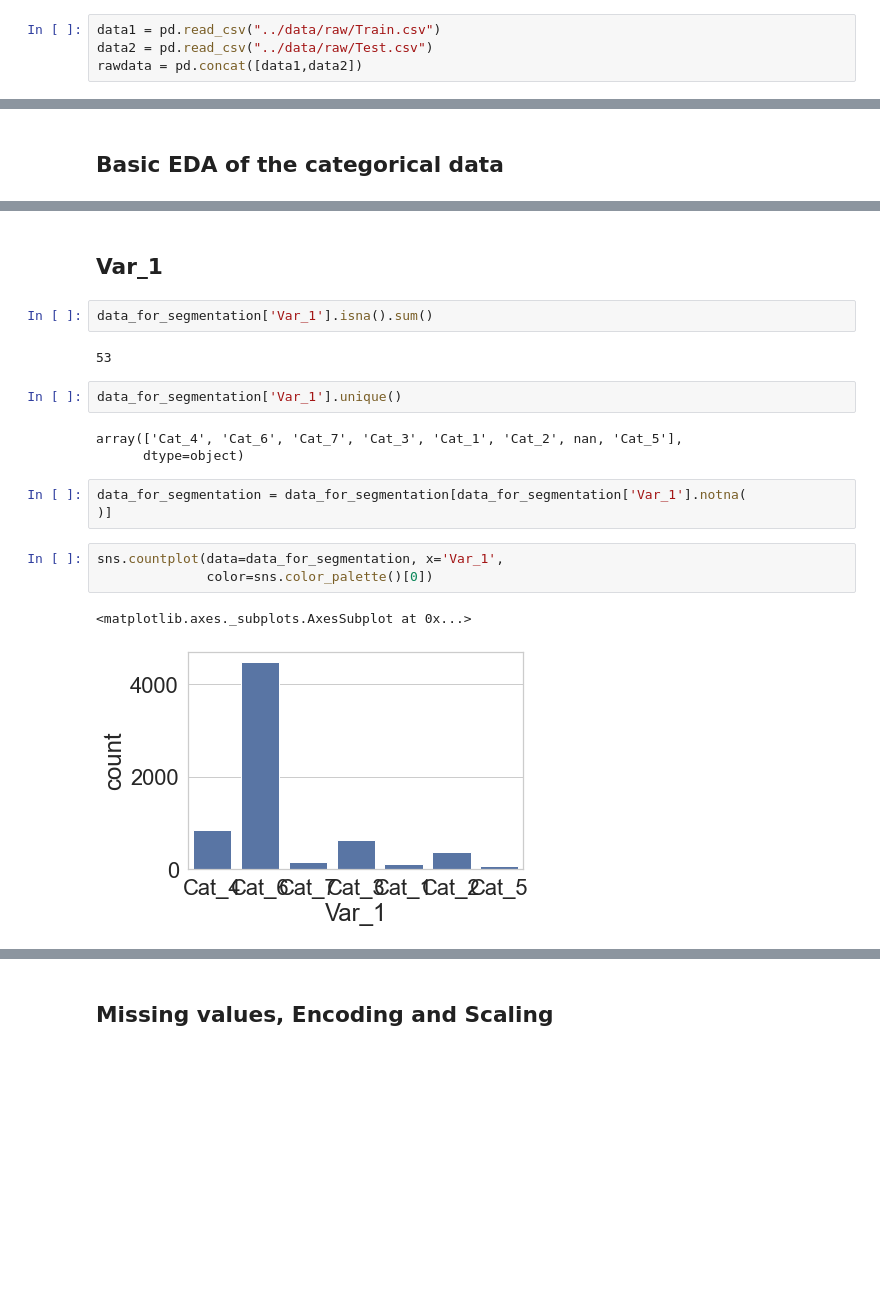
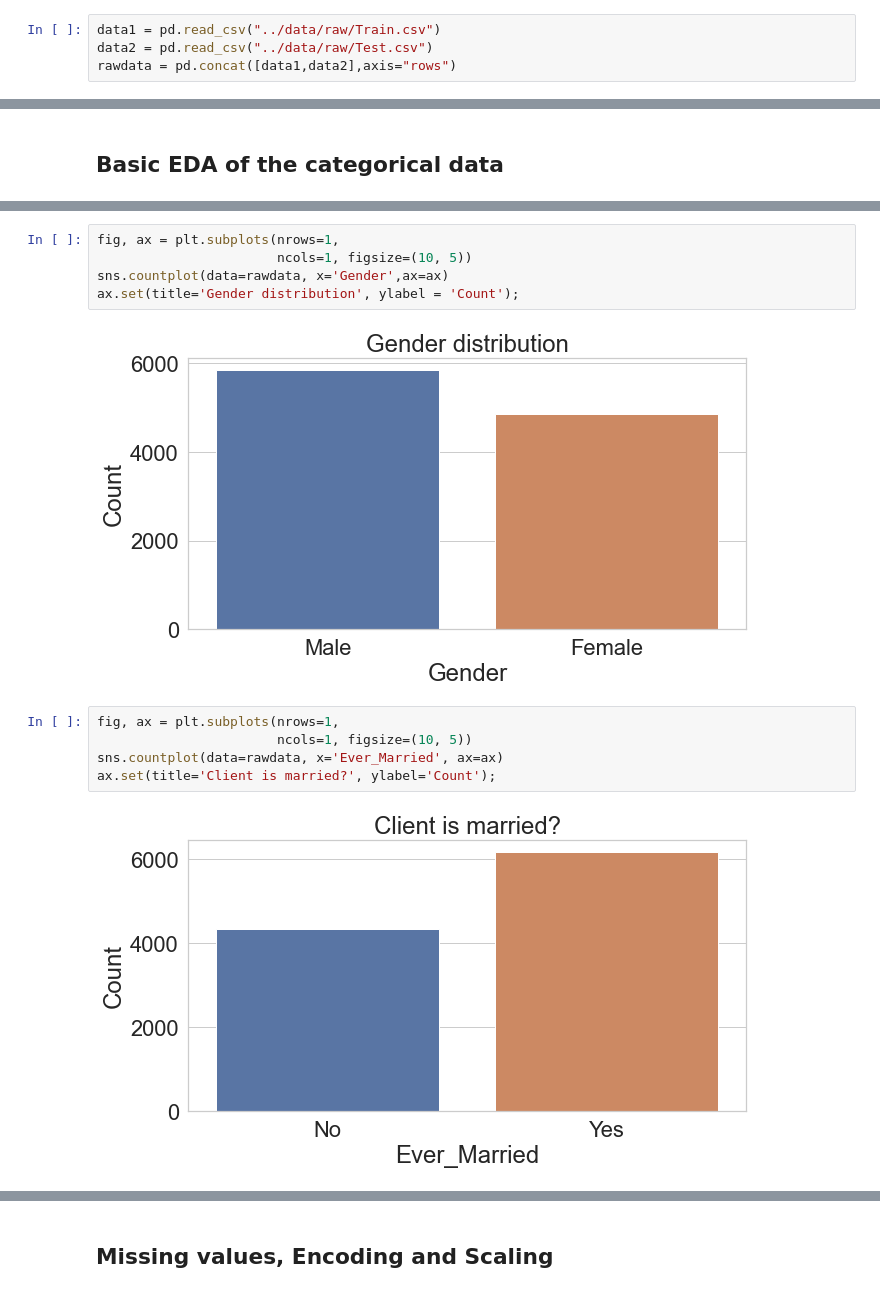
Before and after one commit to PietroDona/DS_Exercises, a Jupyter notebook: Customer Segmentation/notebooks/Segmentation-EDA.ipynb, the cells around one changed output, grey strips where cells are left out. Drawn from its saved outputs; the diff is of its cells as text; blank space fills up the shorter version.

```diff
--- a/Customer Segmentation/notebooks/Segmentation-EDA.ipynb
+++ b/Customer Segmentation/notebooks/Segmentation-EDA.ipynb
@@ -9,7 +9,7 @@ sns.set_style('whitegrid')
 # %%
 data1 = pd.read_csv("../data/raw/Train.csv")
 data2 = pd.read_csv("../data/raw/Test.csv")
-rawdata = pd.concat([data1,data2])
+rawdata = pd.concat([data1,data2],axis="rows")
 # %%
 rawdata.describe()
 # %% [output]
@@ -198,20 +70,14 @@ sns.countplot(data=data_for_segmentation, x='Family_Size',
-# %% [markdown]
-## Var_1
-# %%
-data_for_segmentation['Var_1'].isna().sum()
-# %% [output]
-53
-# %%
-data_for_segmentation['Var_1'].unique()
-# %% [output]
-array(['Cat_4', 'Cat_6', 'Cat_7', 'Cat_3', 'Cat_1', 'Cat_2', nan, 'Cat_5'],
-      dtype=object)
-# %%
-data_for_segmentation = data_for_segmentation[data_for_segmentation['Var_1'].notna(
-)]
-# %%
-sns.countplot(data=data_for_segmentation, x='Var_1',
-              color=sns.color_palette()[0])
-# %% [output]
-<matplotlib.axes._subplots.AxesSubplot at 0x...>
-[figure, removed]
+# %%
+fig, ax = plt.subplots(nrows=1,
+                       ncols=1, figsize=(10, 5))
+sns.countplot(data=rawdata, x='Gender',ax=ax)
+ax.set(title='Gender distribution', ylabel = 'Count');
+# %% [output]
+[figure, added]
+# %%
+fig, ax = plt.subplots(nrows=1,
+                       ncols=1, figsize=(10, 5))
+sns.countplot(data=rawdata, x='Ever_Married', ax=ax)
+ax.set(title='Client is married?', ylabel='Count');
+# %% [output]
+[figure, added]
```
Also changed, not shown: parts of 39 cells of this notebook, 1 other file.
